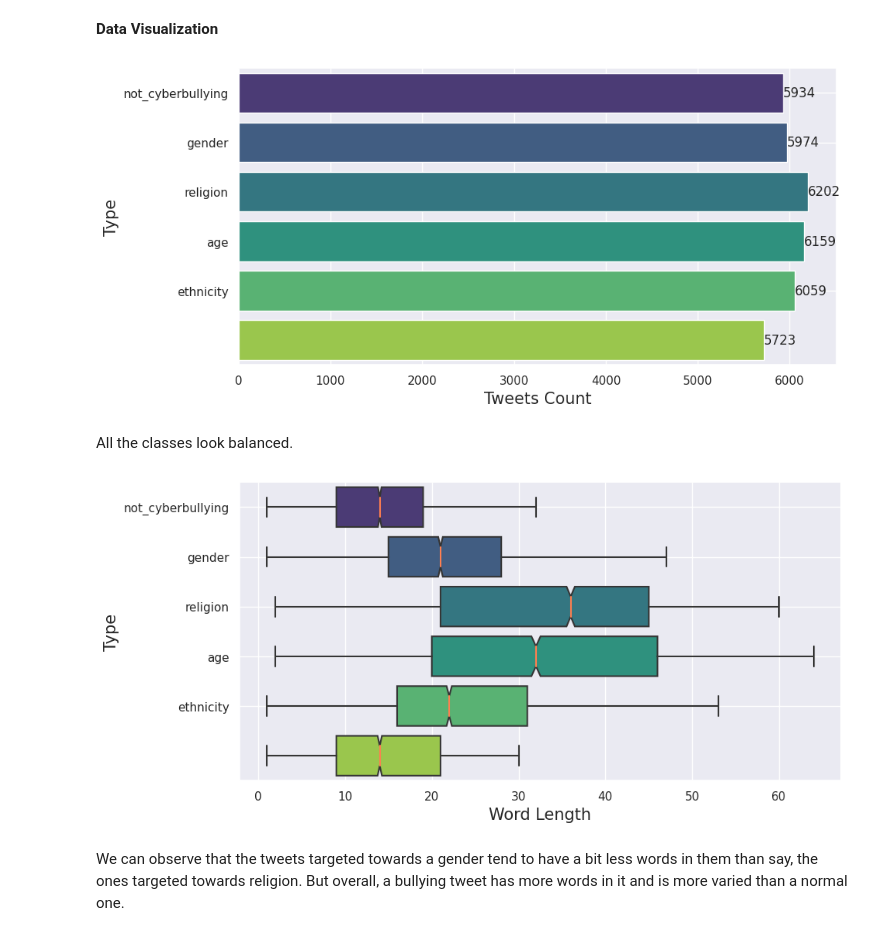
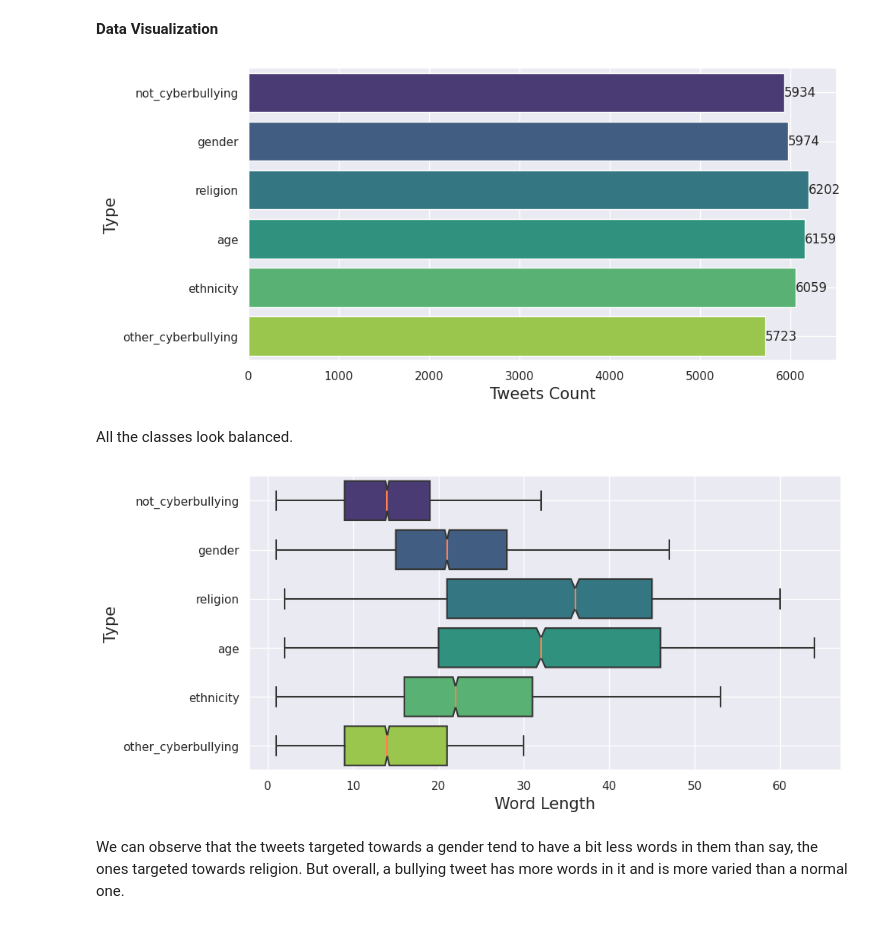
Before and after one commit to WWharf416/ThoughtShield, a Jupyter notebook: eda-final.ipynb, the cells around one changed output. Saved outputs shown, nothing was run; the diff lists cells and outputs as text; code cells hidden in the pictures.

```diff
--- a/eda-final.ipynb
+++ b/eda-final.ipynb
@@ -162,7 +162,7 @@ Name: count, dtype: int64
 # %% [markdown]
 We are undersampling the majority classes to match the minority class (6243 samples per class) to create a balanced dataset, preventing model bias and avoiding data duplication for fair learning and better generalization.
 # %%
-cyberbullying_type = ['not_cyberbullying', 'gender', 'religion', 'age', 'ethnicity']
+cyberbullying_type = ['not_cyberbullying', 'gender', 'religion', 'age', 'ethnicity', 'other_cyberbullying']
 encoding_dict = {'not_cyberbullying':0, 'gender':1, 'religion':2, 'age':3, 'ethnicity':4, 'other_cyberbullying':5}
 df['cyberbullying_type'] = df['cyberbullying_type'].map(encoding_dict)
 # %%
@@ -384,23 +384,23 @@ sns.set_theme()
 plt.figure(figsize=(10, 5))
 ax = sns.countplot(data=df, y='cyberbullying_type', palette="viridis")
 ax.bar_label(ax.containers[0])
-plt.yticks(ticks=[0,1,2,3,4], labels=cyberbullying_type)
+plt.yticks(ticks=[0,1,2,3,4,5], labels=cyberbullying_type)
 plt.xlabel('Tweets Count', size=15)
 plt.ylabel('Type', size=15)
 plt.grid(color='w')
 # %% [output]
-[figure, old version]
+[figure, new version]
 # %% [markdown]
 All the classes look balanced.
 # %%
 plt.figure(figsize=(10, 5))
 sns.boxplot(data=df, y='cyberbullying_type', x='word_count', orient='h', showfliers=False, palette='viridis', notch=True, medianprops={"color": "coral"})
-plt.yticks(ticks=[0,1,2,3,4], labels=cyberbullying_type)
+plt.yticks(ticks=[0,1,2,3,4,5], labels=cyberbullying_type)
 plt.xlabel('Word Length', size=15)
 plt.ylabel('Type', size=15)
 plt.grid(color='w')
 # %% [output]
-[figure, old version]
+[figure, new version]
 # %% [markdown]
 We can observe that the tweets targeted towards a gender tend to have a bit less words in them than say, the ones targeted towards religion.
 But overall, a bullying tweet has more words in it and is more varied than a normal one.
```
Also changed, not shown: parts of 15 cells of this notebook.
